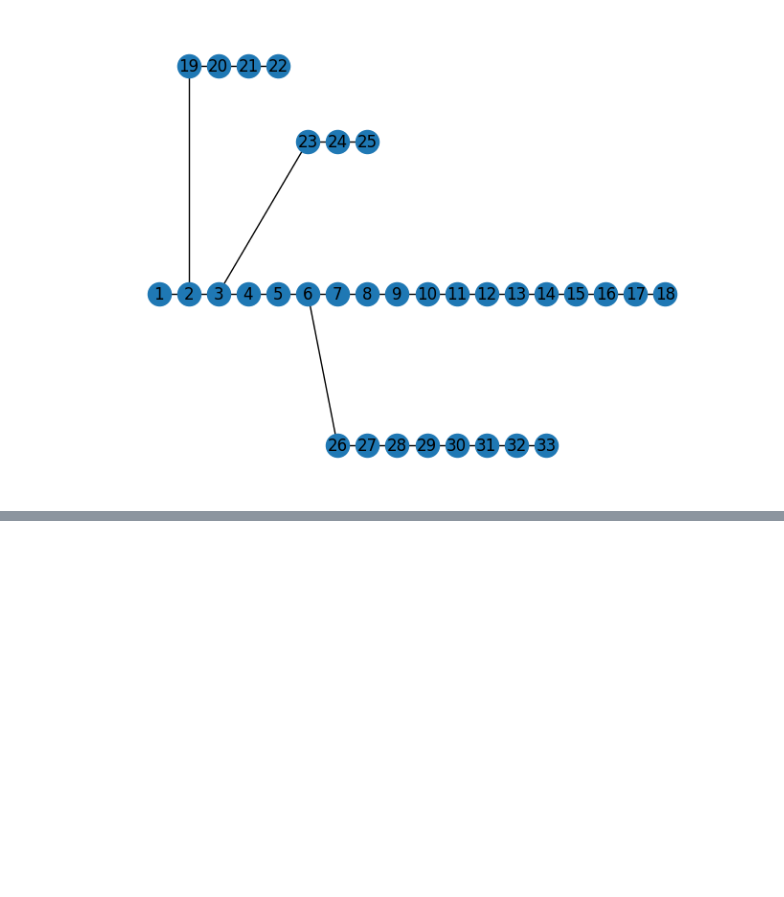
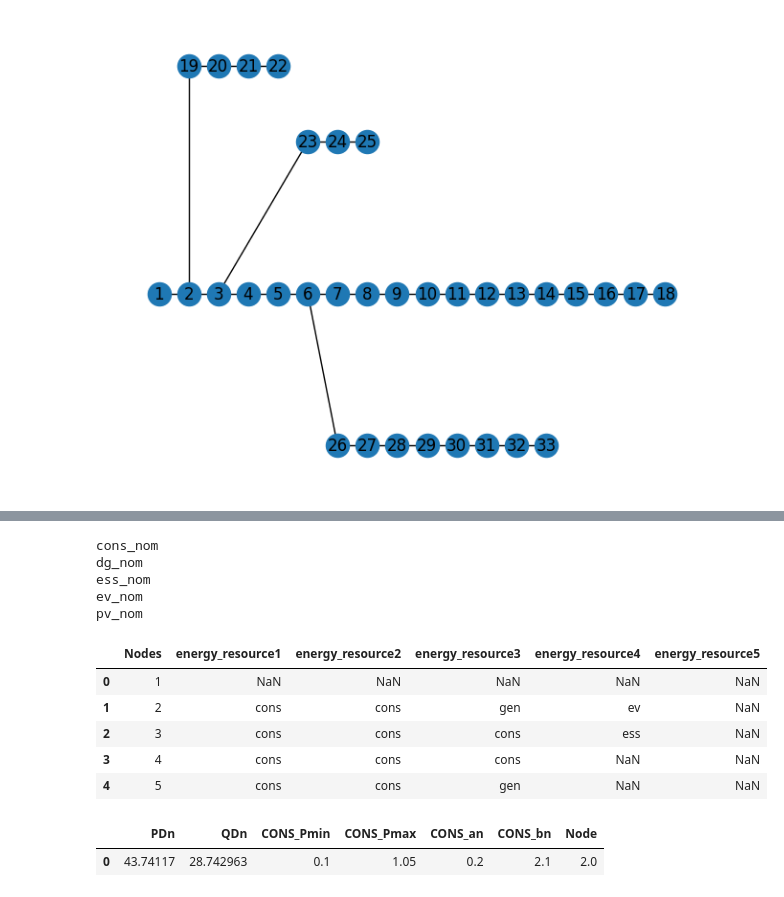
Before and after one commit to EVDIO/opf, a Jupyter notebook: notebooks/create_network.ipynb, the cells around one changed output, grey strips where cells are left out. Saved outputs shown, nothing was run; the diff lists cells and outputs as text; code cells hidden in the pictures; blank space fills up the shorter version.

```diff
--- a/notebooks/create_network.ipynb
+++ b/notebooks/create_network.ipynb
@@ -27,0 +57,28 @@ nx.draw(G,pos=pos, with_labels = True)
+# %%
+import json
+file_names_open = ['cons_nom.json','dg_nom.json','ess_nom.json','ev_nom.json','pv_nom.json']
+for file in file_names_open:
+    path = "C:\\Users\\Dell\\Documents\\GitHub\\opf\\data\\interim\\"
+    with open(file=file) as f:
+        print(file[:-5])
+        globals()[file[:-5]] = json.load(f)
+# %% [output]
+cons_nom
+dg_nom
+ess_nom
+ev_nom
+pv_nom
+# %%
+df_resources.head()
+# %% [output]
+|  | Nodes | energy_resource1 | energy_resource2 | energy_resource3 | energy_resource4 | energy_resource5 |
+| 0 | 1 | NaN | NaN | NaN | NaN | NaN |
+| 1 | 2 | cons | cons | gen | ev | NaN |
+| 2 | 3 | cons | cons | cons | ess | NaN |
+| 3 | 4 | cons | cons | cons | NaN | NaN |
+| 4 | 5 | cons | cons | gen | NaN | NaN |
+# %%
+df_consi.T
+# %% [output]
+|  | PDn | QDn | CONS_Pmin | CONS_Pmax | CONS_an | CONS_bn | Node |
+| 0 | 43.74117 | 28.742963 | 0.1 | 1.05 | 0.2 | 2.1 | 2.0 |
```
Also changed, not shown: parts of 8 cells of this notebook, 8 other files.
